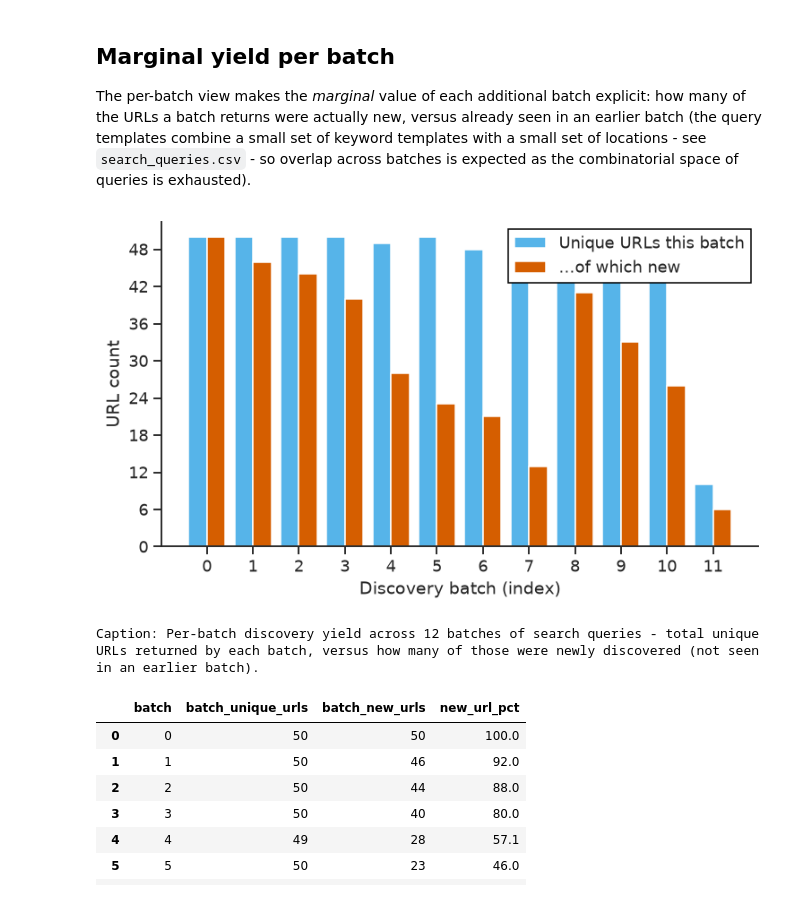
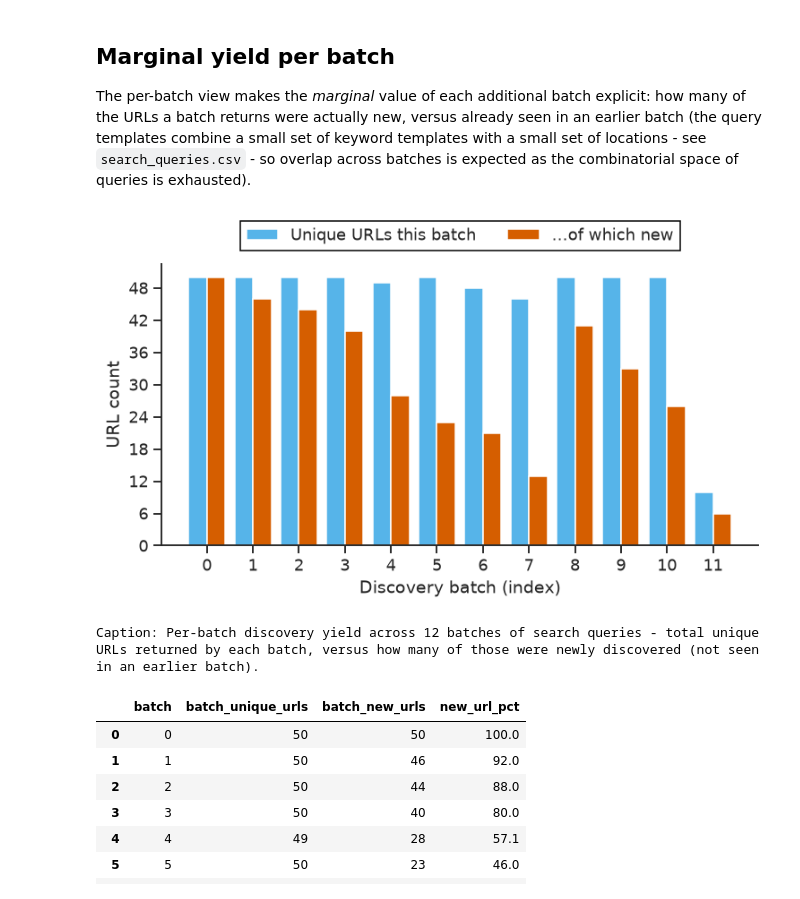
Before and after one commit to idioticDolphin/RescueAnt, a Jupyter notebook: notebooks/discovery_yield.ipynb, the cells around one changed output. Drawn from its saved outputs; the diff is of its cells as text; code cells hidden in the pictures.

Commit message:
plot updates

```diff
--- a/notebooks/discovery_yield.ipynb
+++ b/notebooks/discovery_yield.ipynb
@@ -77,22 +77,22 @@ combinatorial space of queries is exhausted).
 # %%
 fig, ax = plt.subplots()
 x = df["batch"]
 width = 0.4
 ax.bar(x - width/2, df["batch_unique_urls"], width, label="Unique URLs this batch", color=PALETTE[5])
 ax.bar(x + width/2, df["batch_new_urls"], width, label="...of which new", color=PALETTE[1])
 ax.set_xlabel("Discovery batch (index)")
 ax.set_ylabel("URL count")
 integer_axis(ax)
 ax.set_xticks(x)
-ax.legend()
+ax.legend(loc="lower center", bbox_to_anchor=(0.5, 1.02), ncol=2)
 fig.tight_layout()
 savefig(fig, "discovery_batch_yield")
 plt.show()
 print(f"Caption: Per-batch discovery yield across {len(df)} batches of "
       f"search queries - total unique URLs returned by each batch, versus how many of "
       f"those were newly discovered (not seen in an earlier batch).")
 # %% [output]
-[figure, old version]
+[figure, new version]
 Caption: Per-batch discovery yield across 12 batches of search queries - total unique URLs returned by each batch, versus how many of those were newly discovered (not seen in an earlier batch).
 # %%
 df["new_url_ratio"] = df["batch_new_urls"] / df["batch_unique_urls"]
```
Also changed, not shown: 2 other files.
